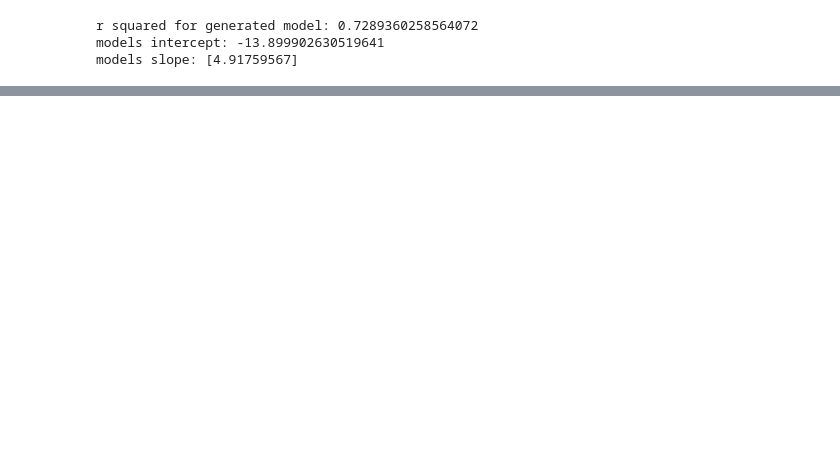
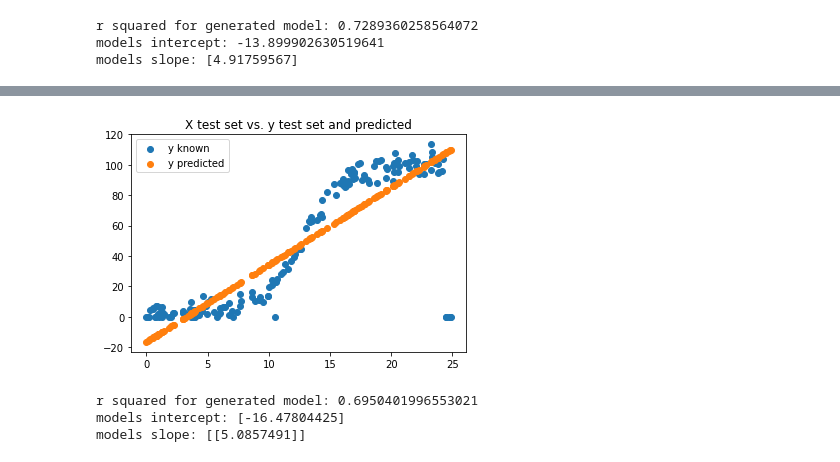
Before and after one commit to itskeithstudent/Fundamentals-of-Data-Analysis-52446-Project-2020, a Jupyter notebook: Notebook/LinearRegression_Project2020.ipynb, the cells around one changed output, grey strips where cells are left out. Saved outputs shown, nothing was run; the diff lists cells and outputs as text; code cells hidden in the pictures; blank space fills up the shorter version.

```diff
--- a/Notebook/LinearRegression_Project2020.ipynb
+++ b/Notebook/LinearRegression_Project2020.ipynb
@@ -64,0 +76,31 @@ plt.show();
+# %%
+X = powerprod_df['speed'].values.reshape(-1,1)
+y = powerprod_df['power'].values.reshape(-1,1)
+#using train_test_split to split out my dataset to training and testing
+X_train, X_test, y_train, y_test = mod.train_test_split(
+    X, y, test_size=0.33, random_state=42)
+# %%
+#use training data to fit the model
+reg_train = LinearRegression().fit(X_train, y_train)
+# %%
+#get predictions for y using the test data
+y_pred = reg_train.predict(X_test)
+# %%
+#plot the test data for X vs the test data for y
+#overlay the test data for X vs the predicted data for y
+plt.scatter(X_test,y_test, label='y known')
+plt.scatter(X_test,y_pred, label='y predicted')
+plt.title('X test set vs. y test set and predicted')
+plt.legend()
+plt.show()
+# %% [output]
+[figure, added]
+# %%
+r_sq = reg_train.score(X_test, y_test)
+print("r squared for generated model:", r_sq)
+print("models intercept:", reg_train.intercept_)
+print("models slope:", reg_train.coef_)
+# %% [output]
+r squared for generated model: 0.6950401996553021
+models intercept: [-16.47804425]
+models slope: [[5.0857491]]
```
Also changed, not shown: parts of 3 cells of this notebook.
